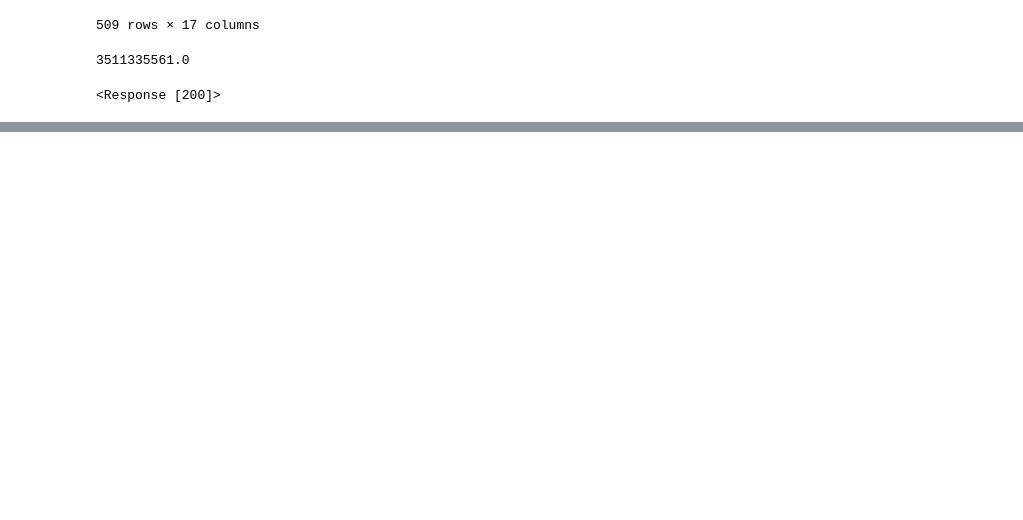
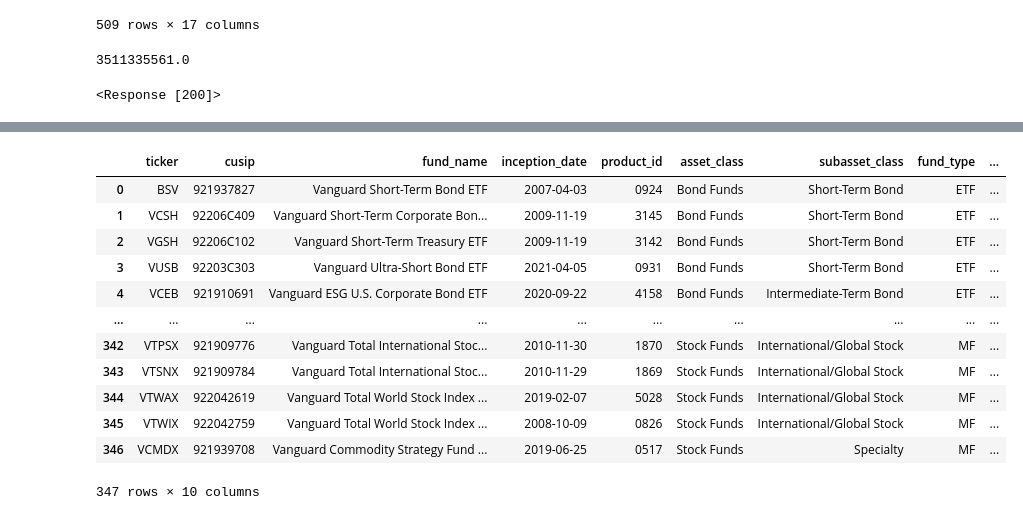
Before and after one commit to nikulpatel3141/ETF-Scraper, a Jupyter notebook: Notebooks/scripting.ipynb, the cells around one changed output, grey strips where cells are left out. Drawn from its saved outputs; the diff is of its cells as text; code cells hidden in the pictures; blank space fills up the shorter version.

Commit message:
checkpoint; scripting for Vanguard listings + holdings

```diff
--- a/Notebooks/scripting.ipynb
+++ b/Notebooks/scripting.ipynb
@@ -139,0 +235,18 @@ r_ = r.json()
+# %%
+van = VanguardListings.retrieve_listings()
+# %%
+van
+# %% [output]
+|  | ticker | cusip | fund_name | inception_date | product_id | asset_class | subasset_class | fund_type | ... |
+| 0 | BSV | 921937827 | Vanguard Short-Term Bond ETF | 2007-04-03 | 0924 | Bond Funds | Short-Term Bond | ETF | ... |
+| 1 | VCSH | 92206C409 | Vanguard Short-Term Corporate Bon... | 2009-11-19 | 3145 | Bond Funds | Short-Term Bond | ETF | ... |
+| 2 | VGSH | 92206C102 | Vanguard Short-Term Treasury ETF | 2009-11-19 | 3142 | Bond Funds | Short-Term Bond | ETF | ... |
+| 3 | VUSB | 92203C303 | Vanguard Ultra-Short Bond ETF | 2021-04-05 | 0931 | Bond Funds | Short-Term Bond | ETF | ... |
+| 4 | VCEB | 921910691 | Vanguard ESG U.S. Corporate Bond ETF | 2020-09-22 | 4158 | Bond Funds | Intermediate-Term Bond | ETF | ... |
+| ... | ... | ... | ... | ... | ... | ... | ... | ... | ... |
+| 342 | VTPSX | 921909776 | Vanguard Total International Stoc... | 2010-11-30 | 1870 | Stock Funds | International/Global Stock | MF | ... |
+| 343 | VTSNX | 921909784 | Vanguard Total International Stoc... | 2010-11-29 | 1869 | Stock Funds | International/Global Stock | MF | ... |
+| 344 | VTWAX | 922042619 | Vanguard Total World Stock Index ... | 2019-02-07 | 5028 | Stock Funds | International/Global Stock | MF | ... |
+| 345 | VTWIX | 922042759 | Vanguard Total World Stock Index ... | 2008-10-09 | 0826 | Stock Funds | International/Global Stock | MF | ... |
+| 346 | VCMDX | 921939708 | Vanguard Commodity Strategy Fund ... | 2019-06-25 | 0517 | Stock Funds | Specialty | MF | ... |
+347 rows × 10 columns
```
Also changed, not shown: parts of 9 cells of this notebook, 2 other files.
